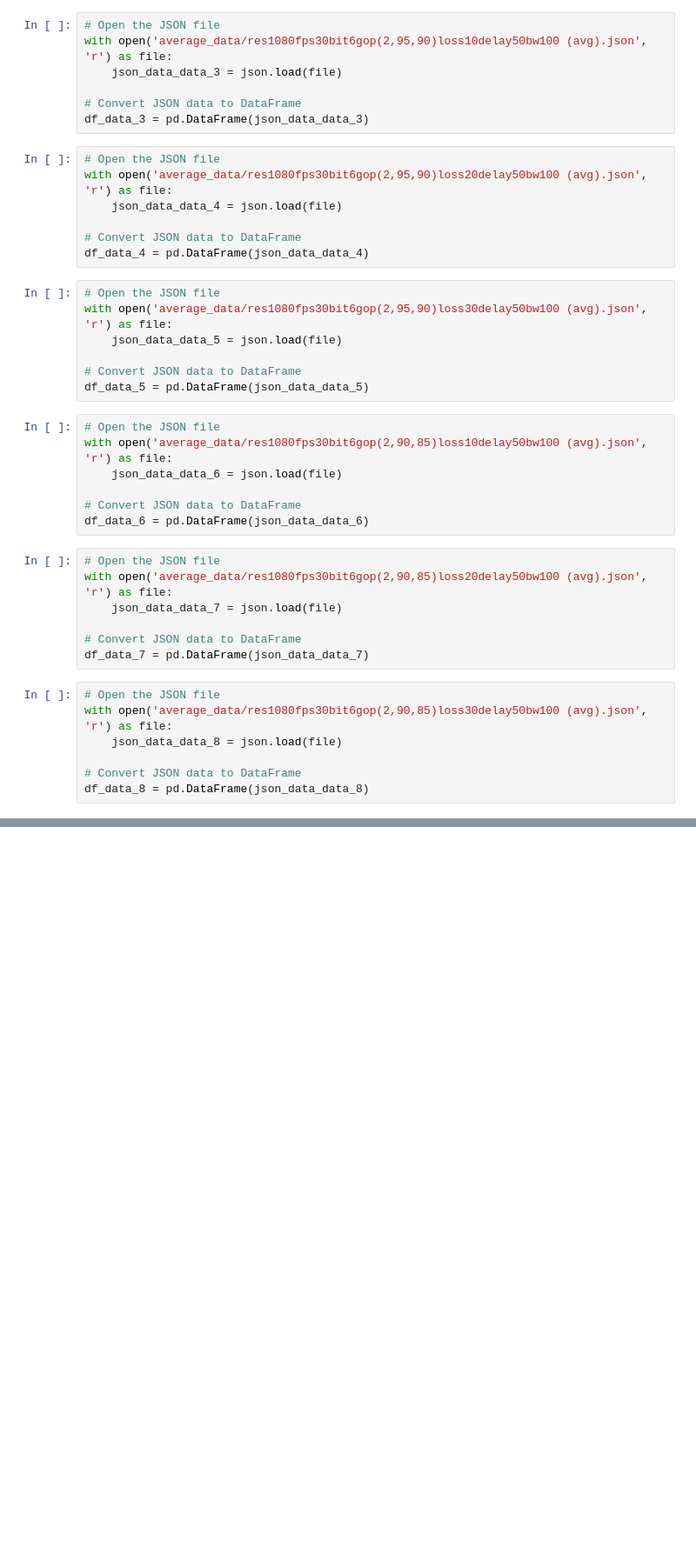
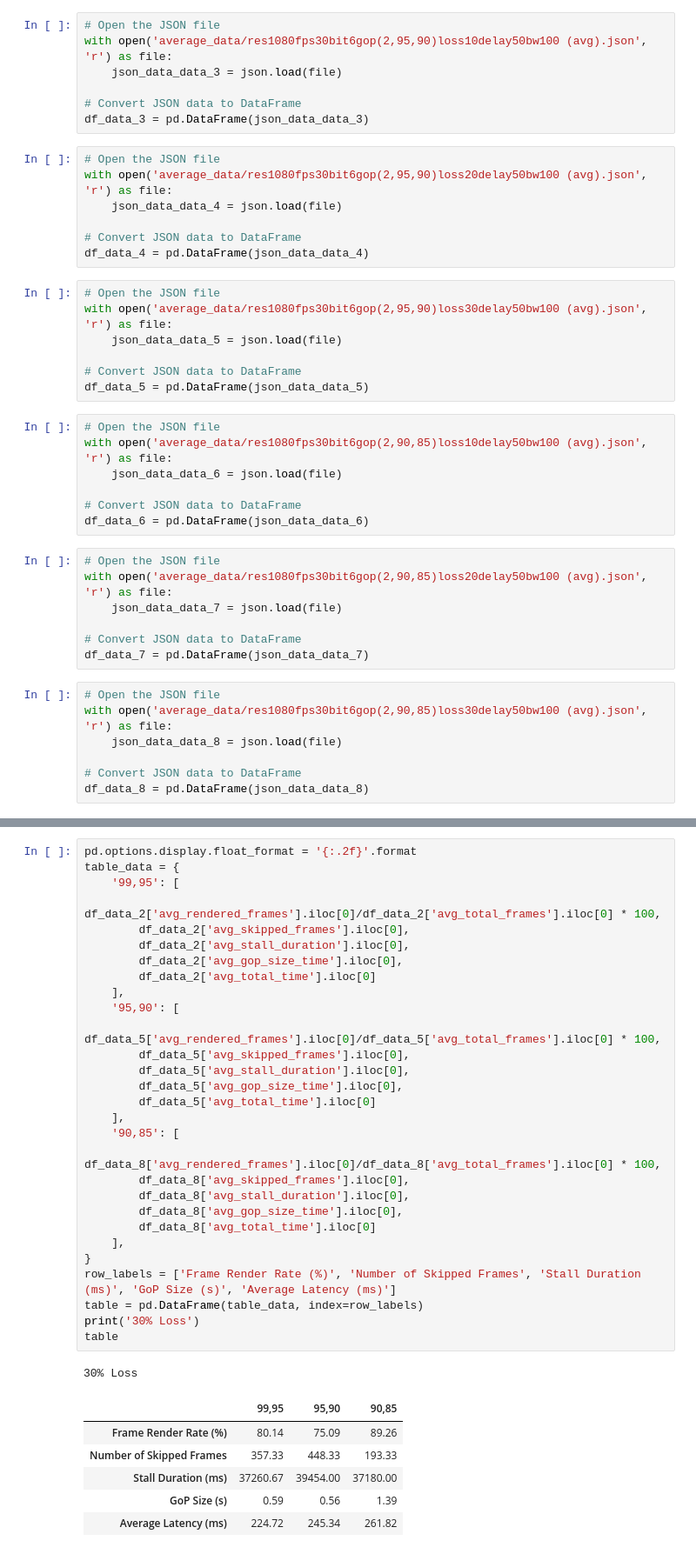
Before and after one commit to LasseWinkel/moq-dash-data, a Jupyter notebook: moq_analysis/compare_gop_thresholds.ipynb, the cells around one changed output, grey strips where cells are left out. Shown at 87% size. Saved outputs shown, nothing was run; the diff lists cells and outputs as text; blank space fills up the shorter version.

```diff
--- a/moq_analysis/compare_gop_thresholds.ipynb
+++ b/moq_analysis/compare_gop_thresholds.ipynb
@@ -113,3 +187,40 @@ avg_fps: 25.54 vs 24.16 vs 27.34
+# %%
+pd.options.display.float_format = '{:.2f}'.format
+table_data = {
+    '99,95': [
+        df_data_2['avg_rendered_frames'].iloc[0]/df_data_2['avg_total_frames'].iloc[0] * 100,
+        df_data_2['avg_skipped_frames'].iloc[0],
+        df_data_2['avg_stall_duration'].iloc[0],
+        df_data_2['avg_gop_size_time'].iloc[0],
+        df_data_2['avg_total_time'].iloc[0]
+    ],
+    '95,90': [
+        df_data_5['avg_rendered_frames'].iloc[0]/df_data_5['avg_total_frames'].iloc[0] * 100,
+        df_data_5['avg_skipped_frames'].iloc[0],
+        df_data_5['avg_stall_duration'].iloc[0],
+        df_data_5['avg_gop_size_time'].iloc[0],
+        df_data_5['avg_total_time'].iloc[0]
+    ],
+    '90,85': [
+        df_data_8['avg_rendered_frames'].iloc[0]/df_data_8['avg_total_frames'].iloc[0] * 100,
+        df_data_8['avg_skipped_frames'].iloc[0],
+        df_data_8['avg_stall_duration'].iloc[0],
+        df_data_8['avg_gop_size_time'].iloc[0],
+        df_data_8['avg_total_time'].iloc[0]
+    ],
+}
+row_labels = ['Frame Render Rate (%)', 'Number of Skipped Frames', 'Stall Duration (ms)', 'GoP Size (s)', 'Average Latency (ms)']
+table = pd.DataFrame(table_data, index=row_labels)
+print('30% Loss')
+table
+# %% [output]
+30% Loss
+|  | 99,95 | 95,90 | 90,85 |
+| Frame Render Rate (%) | 80.14 | 75.09 | 89.26 |
+| Number of Skipped Frames | 357.33 | 448.33 | 193.33 |
+| Stall Duration (ms) | 37260.67 | 39454.00 | 37180.00 |
+| GoP Size (s) | 0.59 | 0.56 | 1.39 |
+| Average Latency (ms) | 224.72 | 245.34 | 261.82 |
 # %%
 # Extract the continuous data
 timestamps_0 = df_data_0['_1_rawVideoTimestamp']
```
Also changed, not shown: parts of 4 cells of this notebook, 12 other files.
